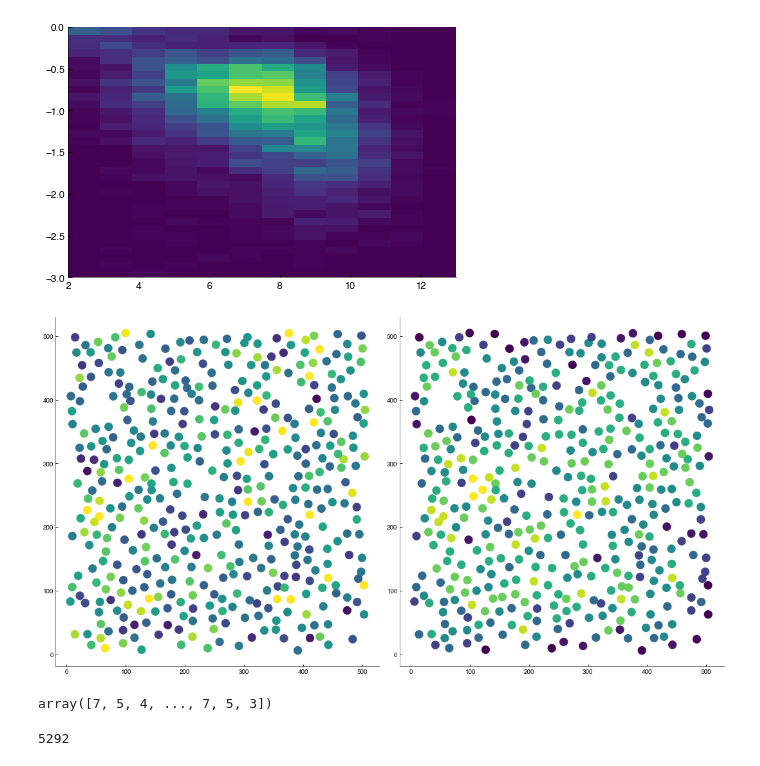
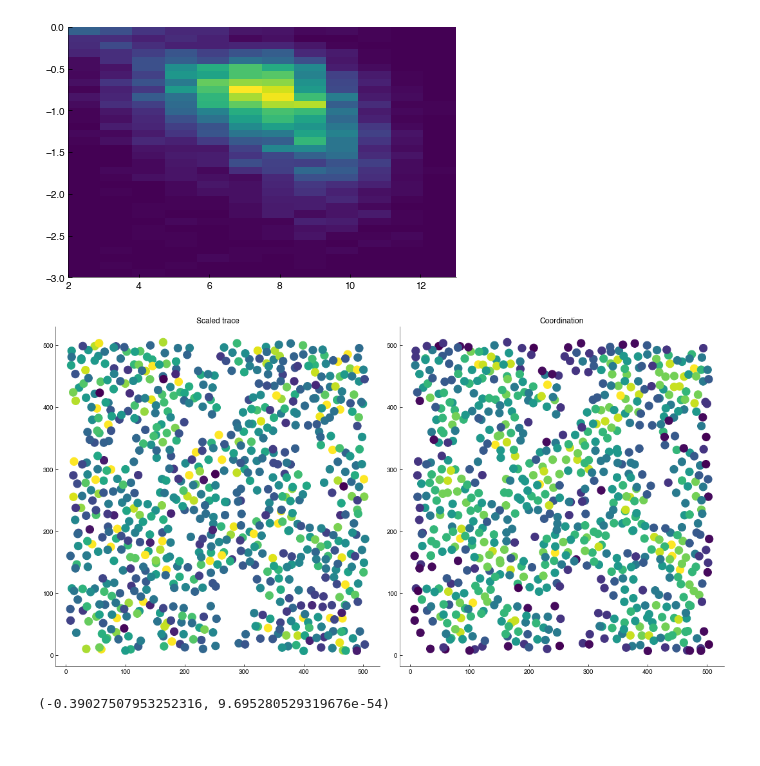
Before and after one commit to FTurci/canard-enchaine, a Jupyter notebook: Analysis.ipynb, the cells around one changed output. Saved outputs shown, nothing was run; the diff lists cells and outputs as text; code cells hidden in the pictures.

```diff
--- a/Analysis.ipynb
+++ b/Analysis.ipynb
@@ -325,20 +316,18 @@ plt.ylim(-3,0);
 [figure]
 # %%
 xyz = centres.coord[coordination>1]
-select = (xyz[:,-1]>210)*(xyz[:,-1]<230)
+c=coordination[coordination>1]
+select = (xyz[:,-1]>300)*(xyz[:,-1]<340)
 XYZ = xyz[select]
+
+
 
 fig, ax= plt.subplots(1,2, figsize=(15,8))
 Size=150
 ax[0].scatter(XYZ[:,0],XYZ[:,1],c=-(trace[select]-trace[select].mean())/trace[select].std(),s=Size,vmin=-2,vmax=2);
 ax[1].scatter(XYZ[:,0],XYZ[:,1],c=(c[select]-c[select].mean())/c[select].std(),s=Size,vmin=-2,vmax=2);
+ax[0].set_title('Scaled trace')
+ax[1].set_title('Coordination')
+plt.savefig('figs/traceVScoordination.png')
 # %% [output]
-[figure, old version]
+[figure, new version]
-# %%
-c
-# %% [output]
-array([7, 5, 4, ..., 7, 5, 3])
-# %%
-len(trace)
-# %% [output]
-5292
@@ -344,0 +336,4 @@ len(trace)
+# %%
+scipy.stats.pearsonr(trace[select],c[select])
+# %% [output]
+(-0.39027507953252316, 9.695280529319676e-54)
```
Also changed, not shown: parts of 10 cells of this notebook, 5 other files.
